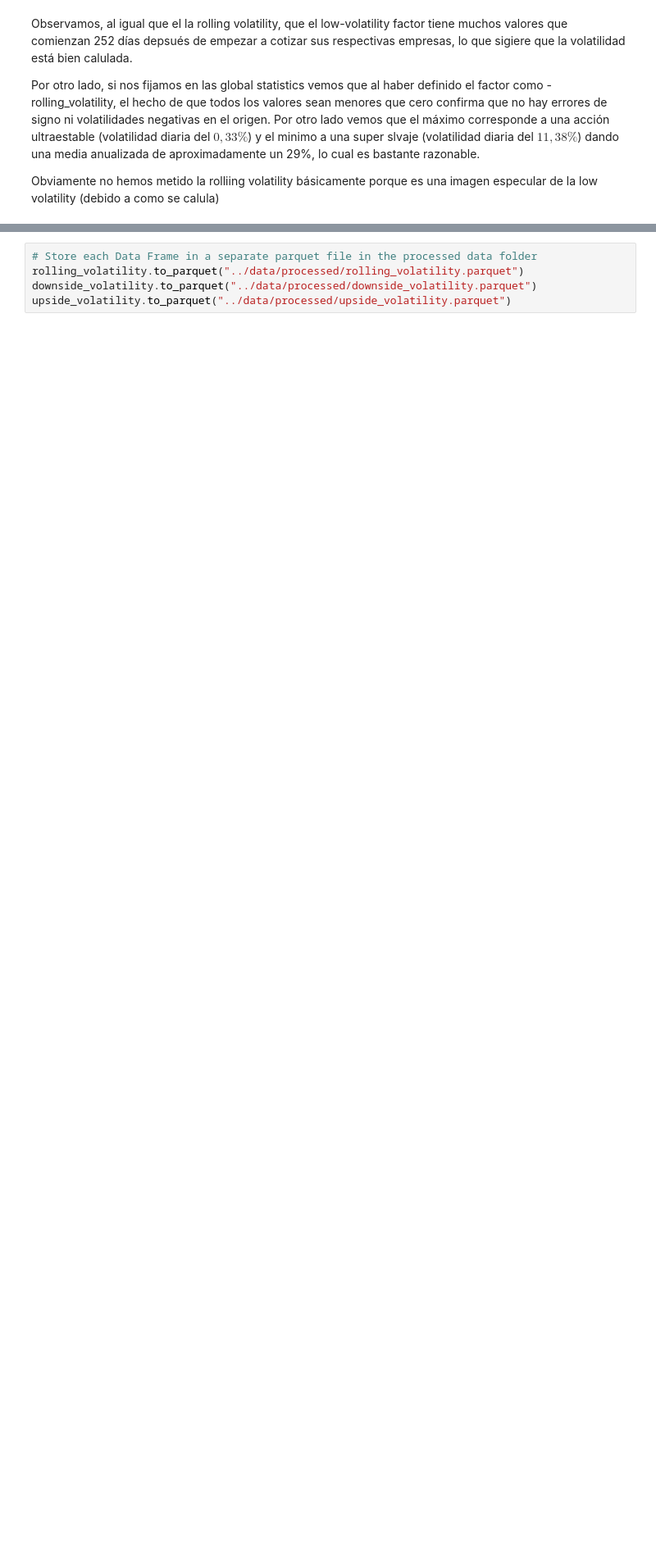
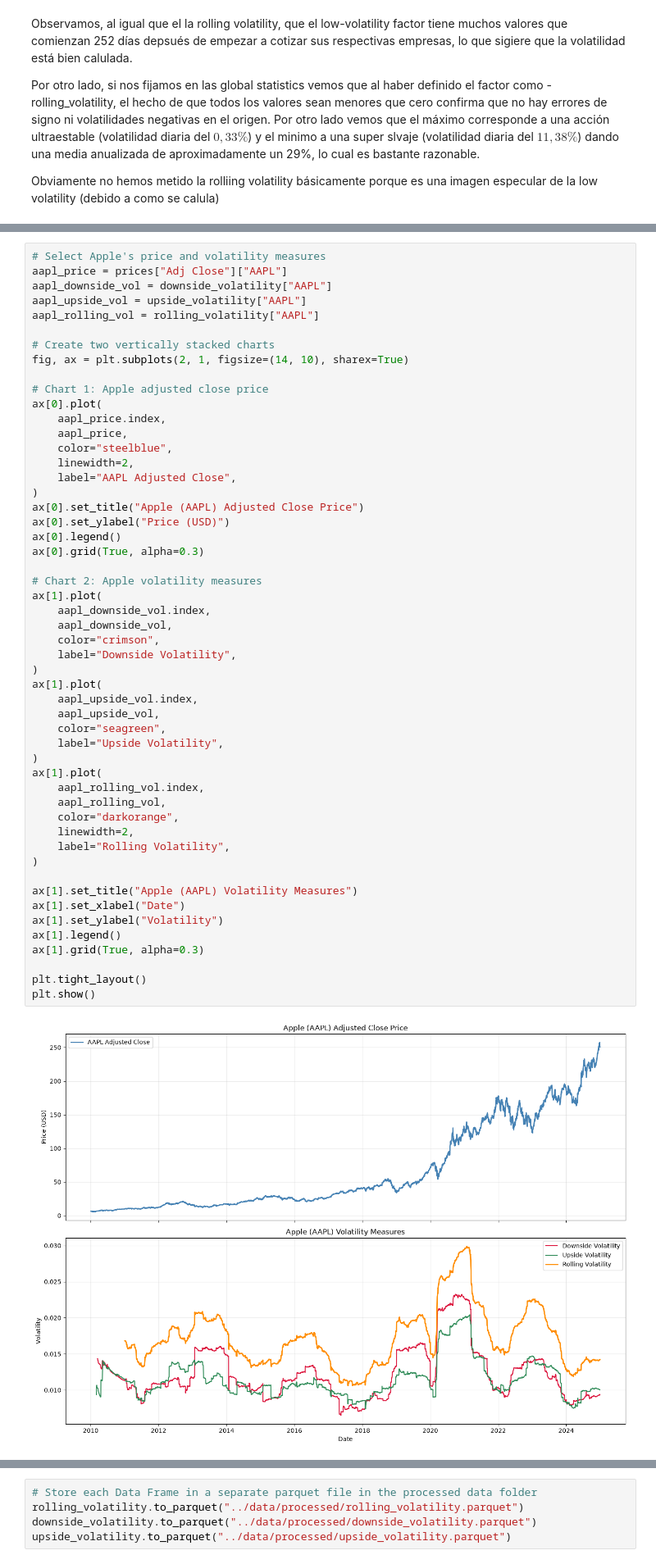
Before and after one commit to PalaciosDaniel/quant-portfolio-project, a Jupyter notebook: notebooks/03_feature_engineering.ipynb, the cells around one changed output, grey strips where cells are left out. Shown at 82% size. Drawn from its saved outputs; the diff is of its cells as text; blank space fills up the shorter version.

```diff
--- a/notebooks/03_feature_engineering.ipynb
+++ b/notebooks/03_feature_engineering.ipynb
@@ -339,0 +339,54 @@ Obviamente no hemos metido la rolliing volatility básicamente porque es una ima
+# %%
+# Select Apple's price and volatility measures
+aapl_price = prices["Adj Close"]["AAPL"]
+aapl_downside_vol = downside_volatility["AAPL"]
+aapl_upside_vol = upside_volatility["AAPL"]
+aapl_rolling_vol = rolling_volatility["AAPL"]
+
+# Create two vertically stacked charts
+fig, ax = plt.subplots(2, 1, figsize=(14, 10), sharex=True)
+
+# Chart 1: Apple adjusted close price
+ax[0].plot(
+    aapl_price.index,
+    aapl_price,
+    color="steelblue",
+    linewidth=2,
+    label="AAPL Adjusted Close",
+)
+ax[0].set_title("Apple (AAPL) Adjusted Close Price")
+ax[0].set_ylabel("Price (USD)")
+ax[0].legend()
+ax[0].grid(True, alpha=0.3)
+
+# Chart 2: Apple volatility measures
+ax[1].plot(
+    aapl_downside_vol.index,
+    aapl_downside_vol,
+    color="crimson",
+    label="Downside Volatility",
+)
+ax[1].plot(
+    aapl_upside_vol.index,
+    aapl_upside_vol,
+    color="seagreen",
+    label="Upside Volatility",
+)
+ax[1].plot(
+    aapl_rolling_vol.index,
+    aapl_rolling_vol,
+    color="darkorange",
+    linewidth=2,
+    label="Rolling Volatility",
+)
+
+ax[1].set_title("Apple (AAPL) Volatility Measures")
+ax[1].set_xlabel("Date")
+ax[1].set_ylabel("Volatility")
+ax[1].legend()
+ax[1].grid(True, alpha=0.3)
+
+plt.tight_layout()
+plt.show()
+# %% [output]
+[figure, added]
```
Also changed, not shown: parts of 6 cells of this notebook, 1 other file.
